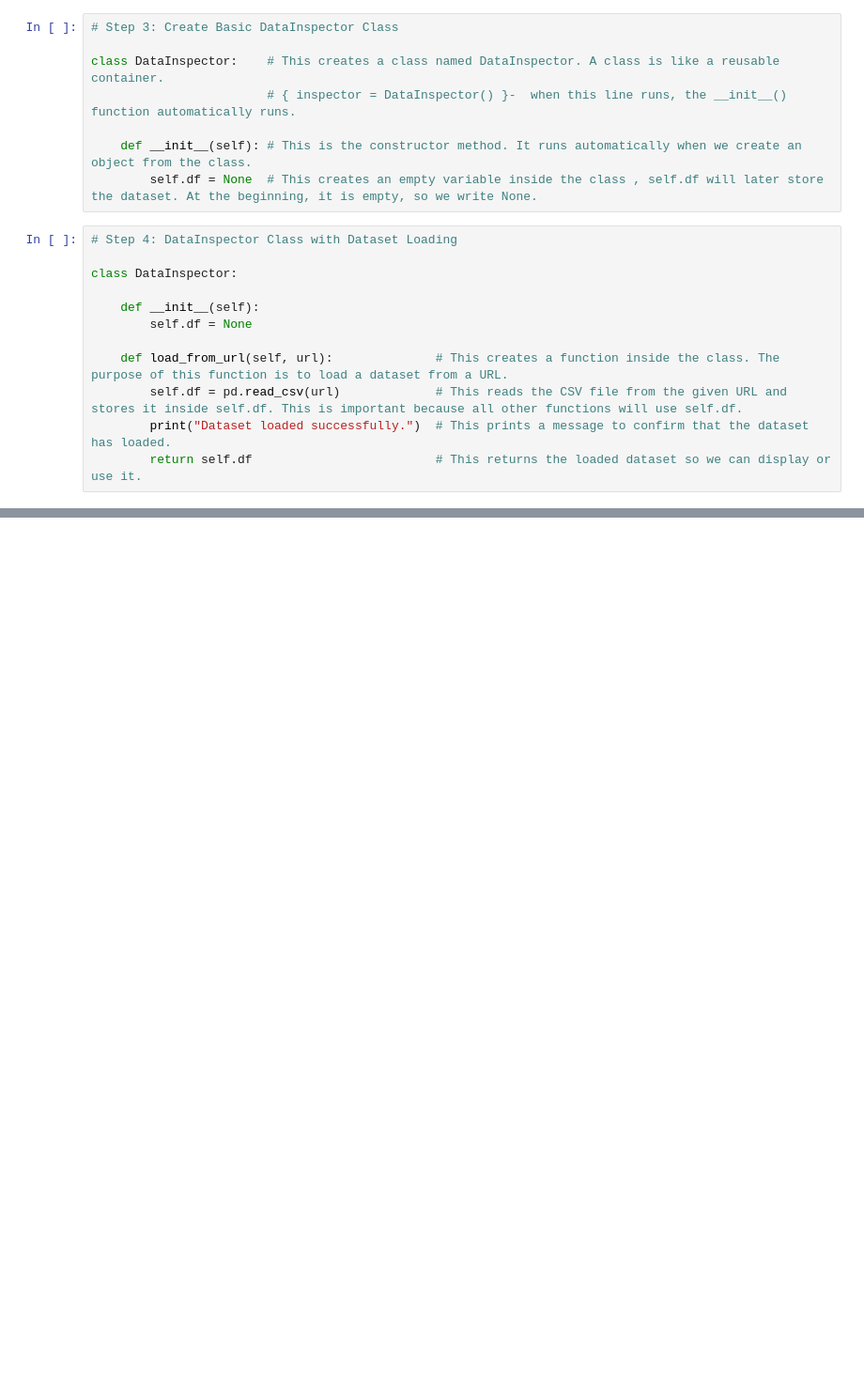
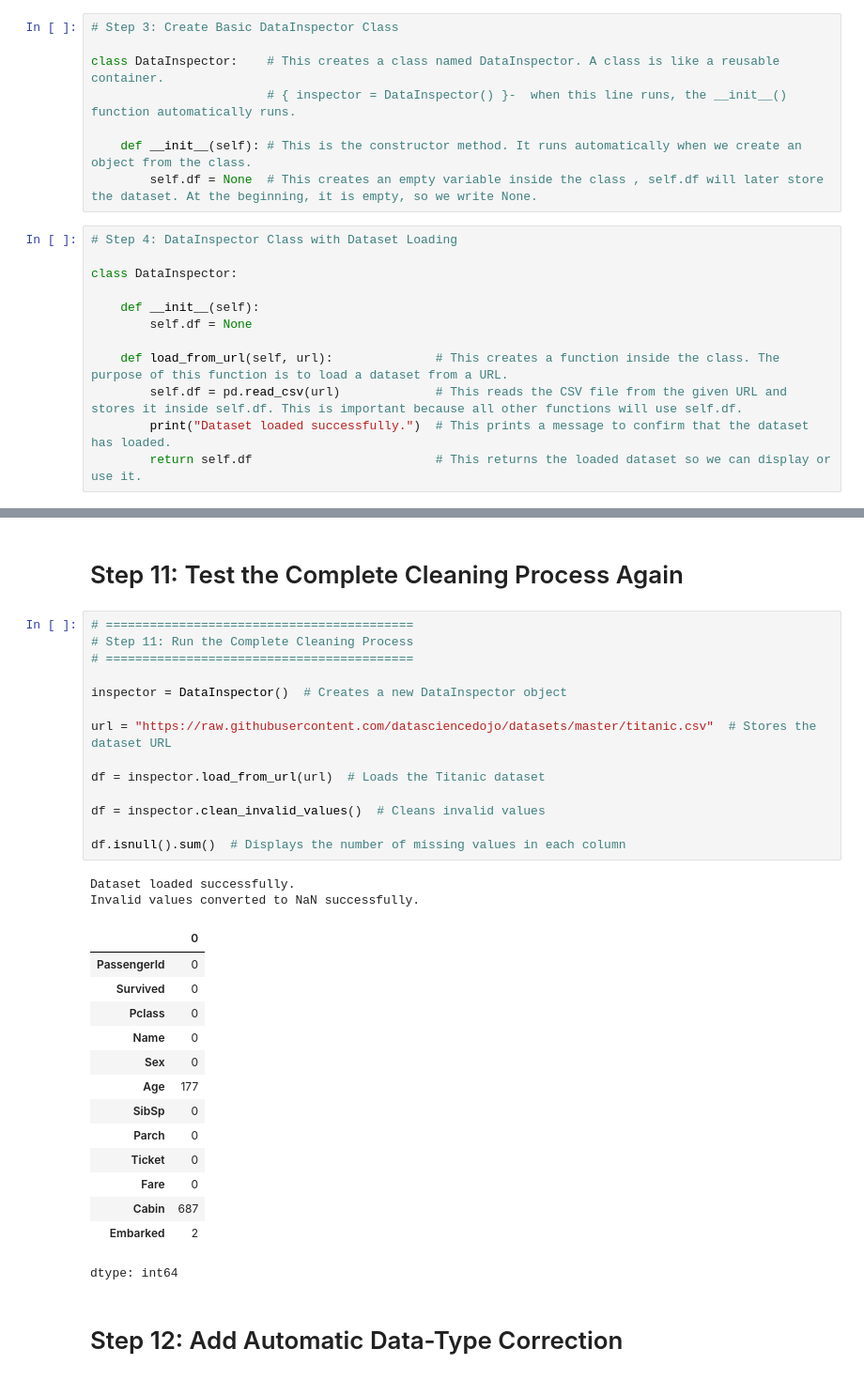
Before and after one commit to baanujan-18/Statistical-Learning-e20030, a Jupyter notebook: Data_Analysis_Cookbook.ipynb, the cells around one changed output, grey strips where cells are left out. Shown at 94% size. Cells and saved outputs as stored; diff of their text form; blank space fills up the shorter version.

```diff
--- a/Data_Analysis_Cookbook.ipynb
+++ b/Data_Analysis_Cookbook.ipynb
@@ -330,0 +458,35 @@ Dataset loaded successfully.
+# %% [markdown]
+# Step 11: Test the Complete Cleaning Process Again
+# %%
+# ==========================================
+# Step 11: Run the Complete Cleaning Process
+# ==========================================
+
+inspector = DataInspector()  # Creates a new DataInspector object
+
+url = "https://raw.githubusercontent.com/datasciencedojo/datasets/master/titanic.csv"  # Stores the dataset URL
+
+df = inspector.load_from_url(url)  # Loads the Titanic dataset
+
+df = inspector.clean_invalid_values()  # Cleans invalid values
+
+df.isnull().sum()  # Displays the number of missing values in each column
+# %% [output]
+Dataset loaded successfully.
+Invalid values converted to NaN successfully.
+|  | 0 |
+| PassengerId | 0 |
+| Survived | 0 |
+| Pclass | 0 |
+| Name | 0 |
+| Sex | 0 |
+| Age | 177 |
+| SibSp | 0 |
+| Parch | 0 |
+| Ticket | 0 |
+| Fare | 0 |
+| Cabin | 687 |
+| Embarked | 2 |
+dtype: int64
+# %% [markdown]
+# Step 12: Add Automatic Data-Type Correction
```
Also changed, not shown: parts of 13 cells of this notebook.
